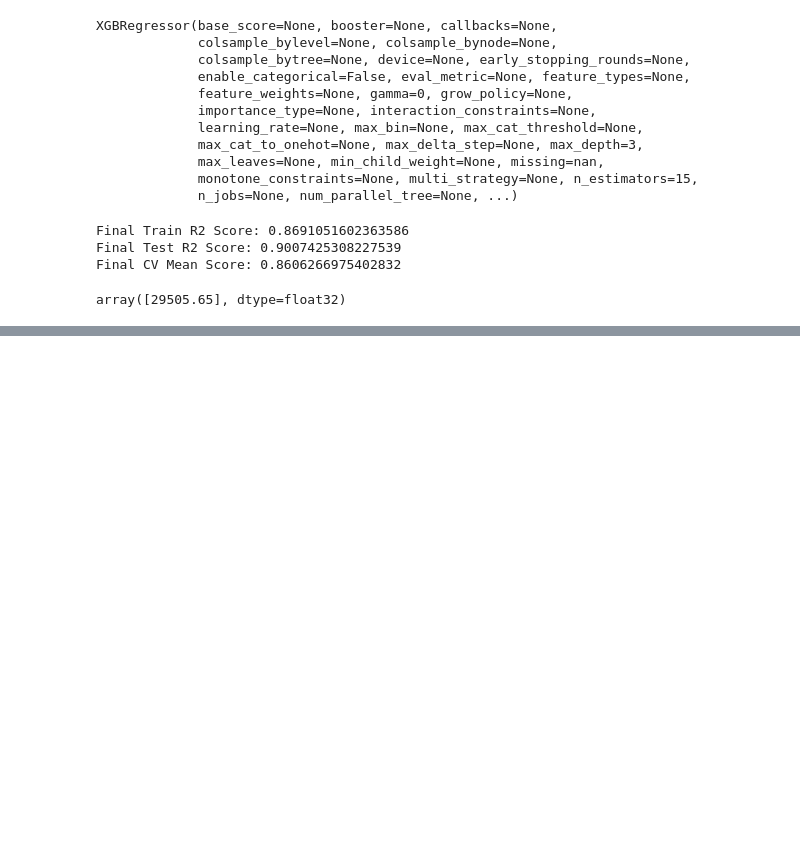
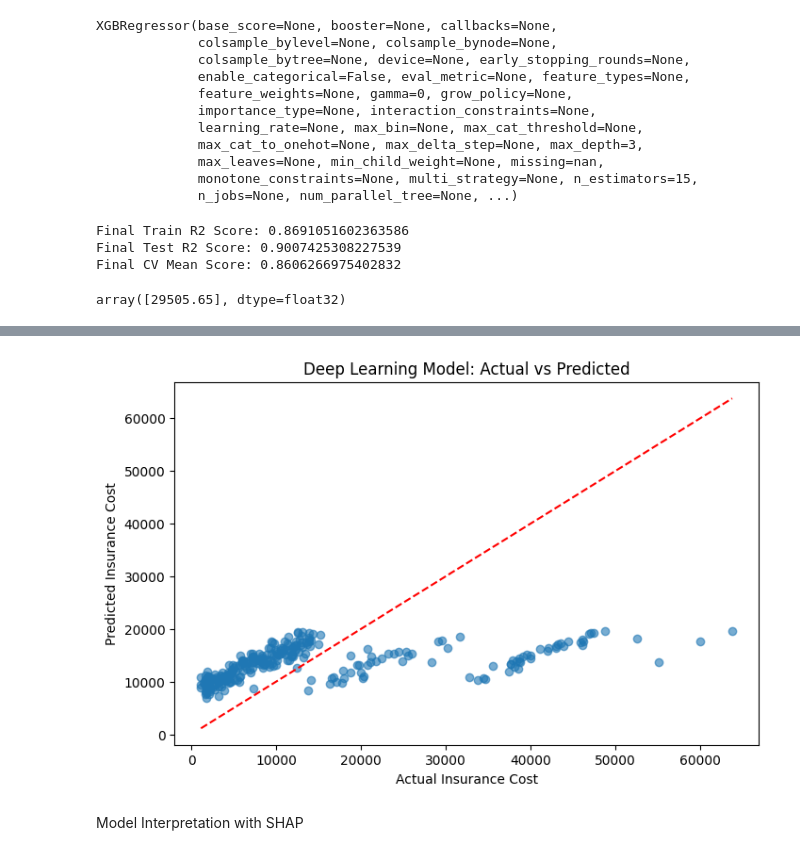
Before and after one commit to anthonybyamugisha/Insurance-Cost-Prediction-Model, a Jupyter notebook: insurance_cost.ipynb, the cells around one changed output, grey strips where cells are left out. Cells and saved outputs as stored; diff of their text form; code cells hidden in the pictures; blank space fills up the shorter version.

```diff
--- a/insurance_cost.ipynb
+++ b/insurance_cost.ipynb
@@ -520,0 +523,14 @@ array([29505.65], dtype=float32)
+# %%
+import tensorflow as tf
+from tensorflow import keras
+from tensorflow.keras import layers
+
+# Building a deep learning regression model
+dnn_model = keras.Sequential([
+    layers.Dense(64, activation='relu', input_shape=(xtrain.shape[1],)),
+    layers.Dense(32, activation='relu'),
+    layers.Dense(1)
+])
+
+# Compiling the model
+dnn_model.compile(optimizer='adam', loss='mse', metrics=['mae'])
@@ -520,0 +539,3 @@ array([29505.65], dtype=float32)
+# %%
+# Training the deep learning model
+history = dnn_model.fit(xtrain, ytrain, epochs=100, batch_size=32, validation_split=0.2, verbose=1)
@@ -520,0 +567,14 @@ array([29505.65], dtype=float32)
+# %%
+# Predicting insurance costs using the deep learning model
+dnn_predictions = dnn_model.predict(xtest)
+
+# Comparing predictions with actual values
+import matplotlib.pyplot as plt
+plt.figure(figsize=(8,5))
+plt.scatter(ytest, dnn_predictions, alpha=0.6)
+plt.xlabel('Actual Insurance Cost')
+plt.ylabel('Predicted Insurance Cost')
+plt.title('Deep Learning Model: Actual vs Predicted')
+plt.plot([ytest.min(), ytest.max()], [ytest.min(), ytest.max()], 'r--')
+plt.show()
+# %% [output]
@@ -520,0 +582,3 @@ array([29505.65], dtype=float32)
+[figure, added]
+# %% [markdown]
+Model Interpretation with SHAP
```
Also changed, not shown: parts of 13 cells of this notebook, 1 other file.
